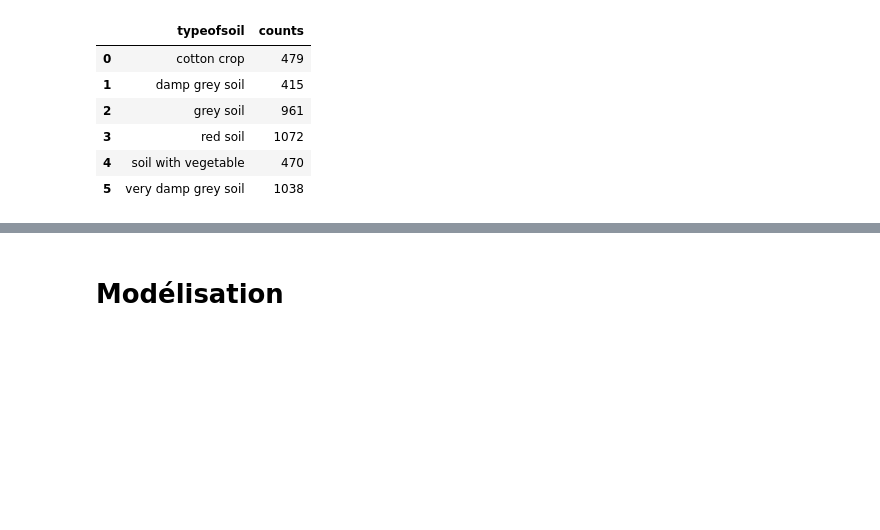
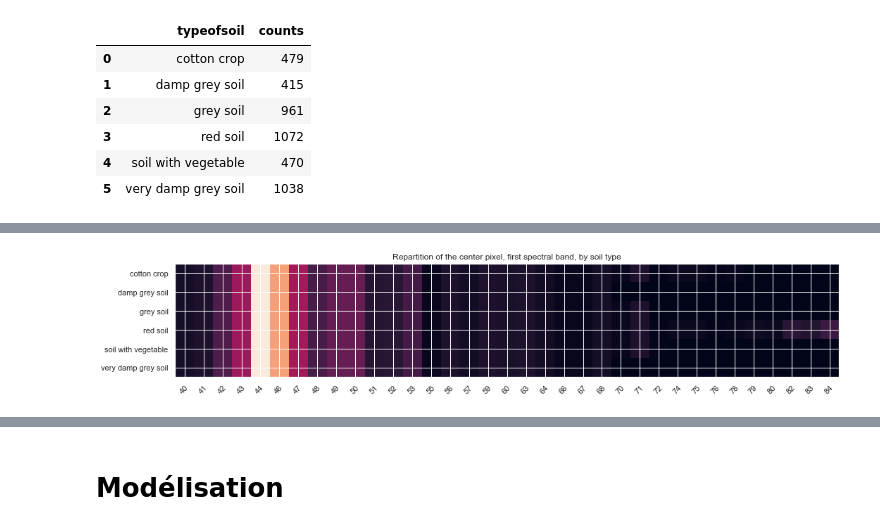
Before and after one commit to IbooSama/data-analysis-satellite, a Jupyter notebook: data-satellite-analysis.ipynb, the cells around one changed output, grey strips where cells are left out. Saved outputs shown, nothing was run; the diff lists cells and outputs as text; code cells hidden in the pictures; blank space fills up the shorter version.

```diff
--- a/data-satellite-analysis.ipynb
+++ b/data-satellite-analysis.ipynb
@@ -134,0 +149,42 @@ plt.show()
+# %%
+max_size = 0
+sizes = np.zeros(soil_type_unique.size)
+
+for i, type_Y in enumerate(soil_type_unique):
+    size = 0
+    for line in group_by['typeofsoil']:
+        if (line == type_Y):
+            size = size + 1
+    sizes[i] = size
+    if (size > max_size):
+        max_size = size
+# %%
+res = np.zeros((soil_type_unique.size,max_size))
+for i_type, type_Y in enumerate(soil_type_unique):
+    nb_time = 0
+    for i in range(max_size):
+        if (i < sizes[i_type]):
+            res[i_type][i] = group_by['count'][nb_time]
+            nb_time = nb_time + 1
+        else:
+            res[i_type][i] = 0
+# %%
+fig, ax = plt.subplots(figsize=(15,15))
+im = ax.imshow(res)
+
+
+pixel_nb_unique = pixel_nb_unique[:35]
+ax.set_xticks(np.arange(len(pixel_nb_unique)))
+ax.set_yticks(np.arange(len(soil_type_unique)))
+
+ax.set_xticklabels(pixel_nb_unique)
+ax.set_yticklabels(soil_type_unique)
+
+plt.setp(ax.get_xticklabels(), rotation=45, ha="right",
+         rotation_mode="anchor")
+
+ax.set_title("Repartition of the center pixel, first spectral band, by soil type")
+fig.tight_layout()
+plt.show()
+# %% [output]
+[figure, added]
```
Also changed, not shown: parts of 17 cells of this notebook, 1 other file.
